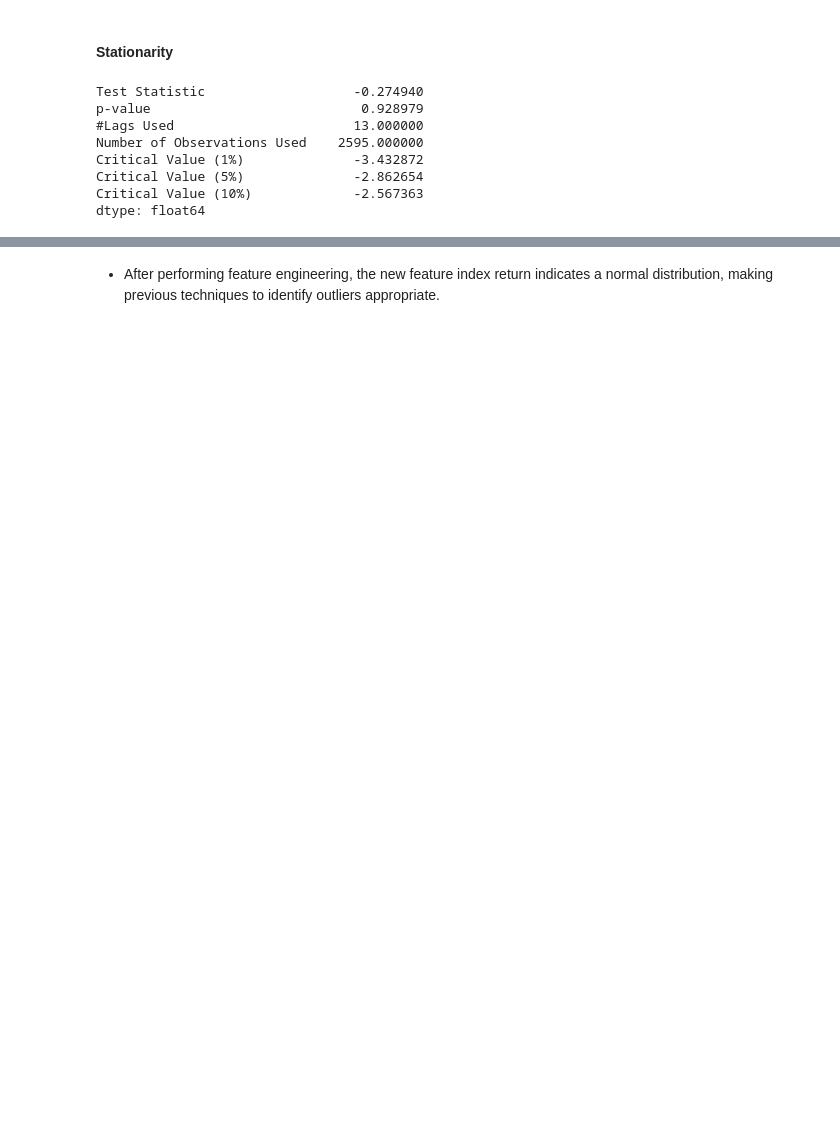
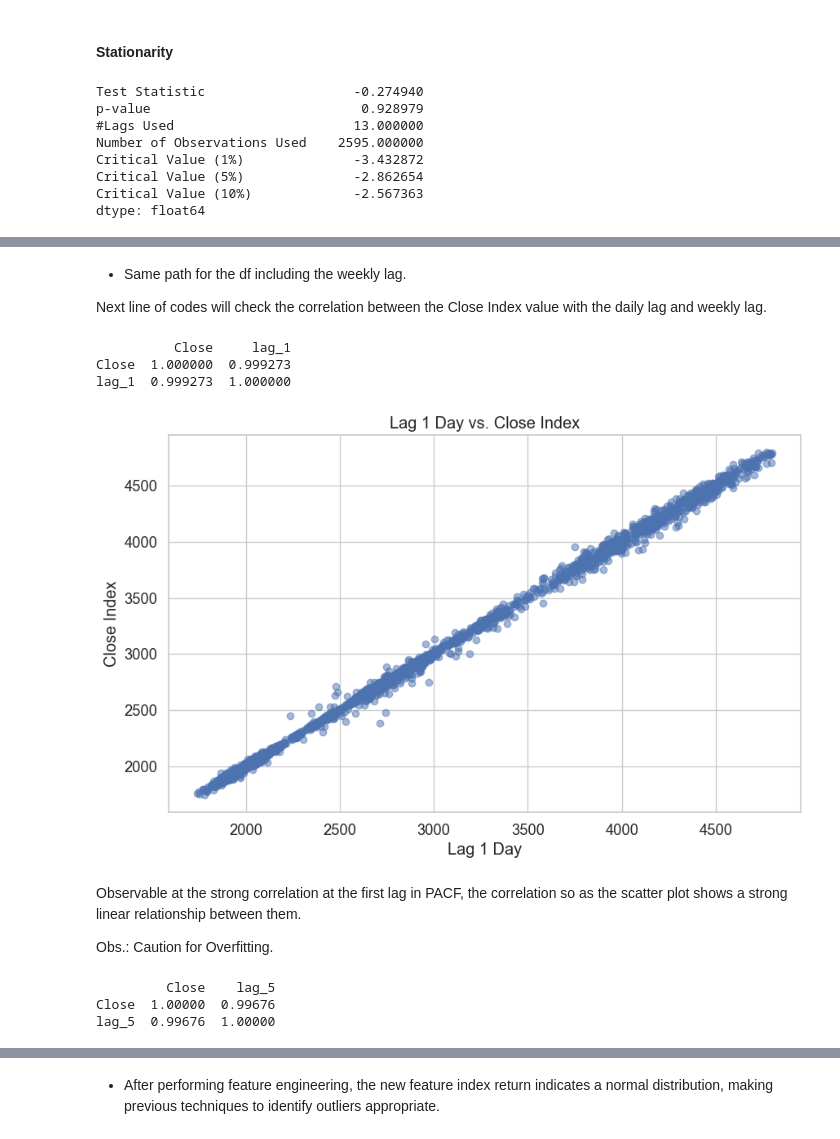
Before and after one commit to nozomu2020264/MSc-Capstone-Project, a Jupyter notebook: Capstone Project - Nozomu - 2020264.ipynb, the cells around one changed output, grey strips where cells are left out. Cells and saved outputs as stored; diff of their text form; code cells hidden in the pictures; blank space fills up the shorter version.

```diff
--- a/Capstone Project - Nozomu - 2020264.ipynb
+++ b/Capstone Project - Nozomu - 2020264.ipynb
@@ -508,0 +602,11 @@ Objectives:
+# %%
+# Copy of the dataframe to shift for a weef of trading (5)
+df_lag_5 = df_BF.copy()
+
+# First trading day lag.
+df_BF['lag_1'] = df_BF['Close'].shift(1)
+
+# A week of trading
+df_lag_5['lag_5']  = df_lag_5['Close'].shift(5)
+
+display(df_BF)
@@ -508,0 +628,4 @@ Objectives:
+# %%
+# Drop the rows with NaN values that were introduced by shifting
+df_BF.dropna(inplace=True)
+display(df_BF)
@@ -508,0 +668,38 @@ Objectives:
+# %% [markdown]
+- Same path for the df including the weekly lag.
+
+Next line of codes will check the correlation between the Close Index value with the daily lag and weekly lag.
+# %%
+# Calculate the correlation matrix
+correlation_matrix = df_BF.corr()
+
+# Display the correlation matrix
+print(correlation_matrix)
+# %% [output]
+          Close     lag_1
+Close  1.000000  0.999273
+lag_1  0.999273  1.000000
+# %%
+# Scatter plot for Lag 1 Day vs. Close Price
+plt.figure(figsize=(10, 6))
+plt.scatter(df_BF['lag_1'], df_BF['Close'], alpha=0.5)
+plt.title('Lag 1 Day vs. Close Index')
+plt.xlabel('Lag 1 Day')
+plt.ylabel('Close Index')
+plt.show()
+# %% [output]
+[figure, added]
+# %% [markdown]
+Observable at the strong correlation at the first lag in PACF, the correlation so as the scatter plot shows a strong linear relationship between them.
+
+Obs.: Caution for Overfitting.
+# %%
+# Calculate the correlation matrix
+correlation_matrix = df_lag_5.corr()
+
+# Display the correlation matrix
+print(correlation_matrix)
+# %% [output]
+         Close    lag_5
+Close  1.00000  0.99676
+lag_5  0.99676  1.00000
```
Also changed, not shown: parts of 37 cells of this notebook.
